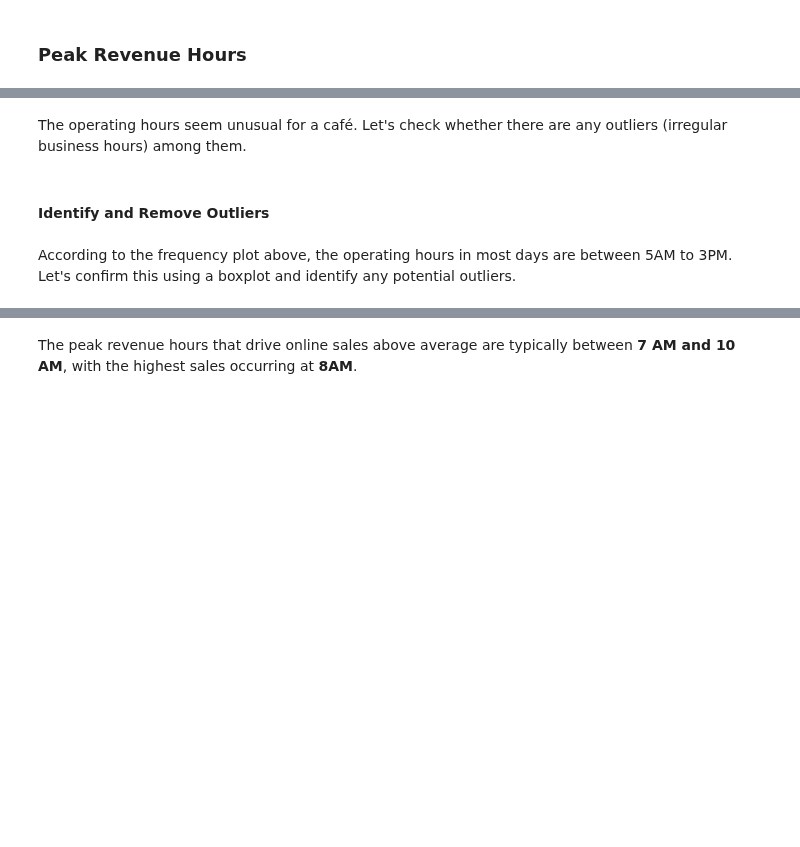
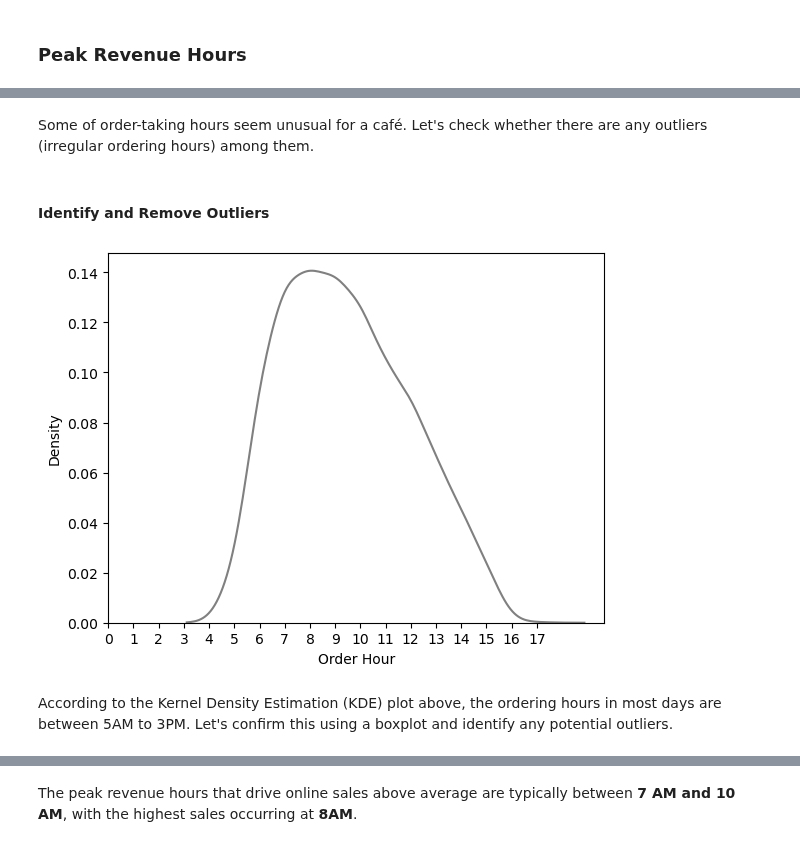
Before and after one commit to HanL1223/JR_Recommender, a Jupyter notebook: projects/cafe-analytics/Descriptive_Analysis_MX.ipynb, the cells around one changed output, grey strips where cells are left out. Cells and saved outputs as stored; diff of their text form; code cells hidden in the pictures; blank space fills up the shorter version.

```diff
--- a/projects/cafe-analytics/Descriptive_Analysis_MX.ipynb
+++ b/projects/cafe-analytics/Descriptive_Analysis_MX.ipynb
@@ -230,26 +259,27 @@ sorted(total_revenue_per_hour['order_hour'].unique())
 # %% [markdown]
-The operating hours seem unusual for a café. Let's check whether there are any outliers (irregular business hours) among them.
+Some of order-taking hours seem unusual for a café. Let's check whether there are any outliers (irregular ordering hours) among them.
 # %% [markdown]
 #### Identify and Remove Outliers
 # %%
-# Plot the frequency distribution of records across operating hours
+# Plot the KDE distribution of records across operating hours
 fig, ax = plt.subplots()
 sns.kdeplot(
     x=total_revenue_per_hour['order_hour'],
     bw_adjust=1.6,
     color='gray',
     ax=ax,
 )
 ax.set_xlabel('Order Hour')
-ax.set_ylabel('Frequency')
 ax.set_xticks(
     range(
         0,
         total_revenue_per_hour['order_hour'].max() + 1,
         1,
     )
 )
 plt.show()
+# %% [output]
+[figure, added]
 # %% [markdown]
-According to the frequency plot above, the operating hours in most days are between 5AM to 3PM. Let's confirm this using a boxplot and identify any potential outliers.
+According to the Kernel Density Estimation (KDE) plot above, the ordering hours in most days are between 5AM to 3PM. Let's confirm this using a boxplot and identify any potential outliers.
 # %%
```
Also changed, not shown: parts of 57 cells of this notebook.
